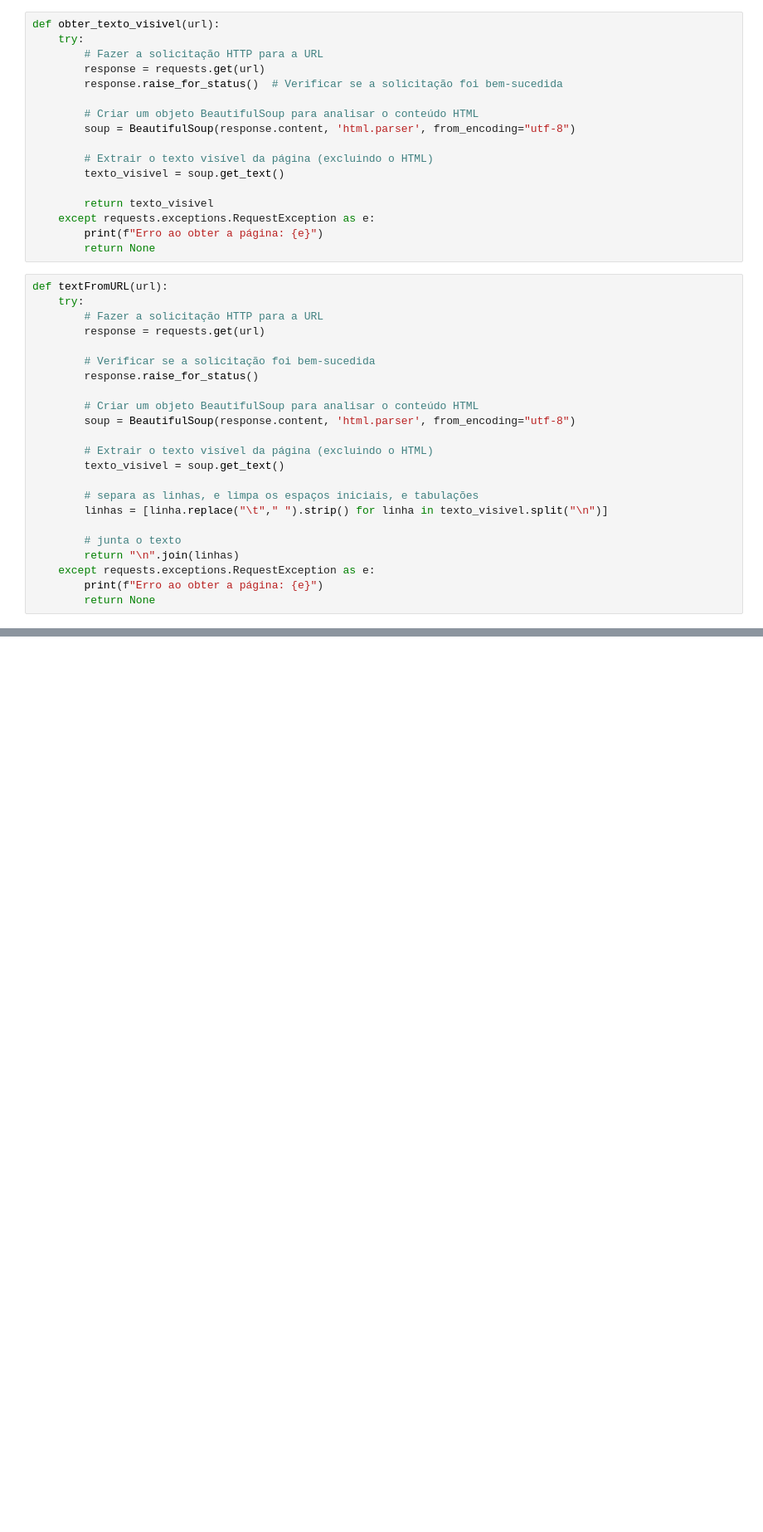
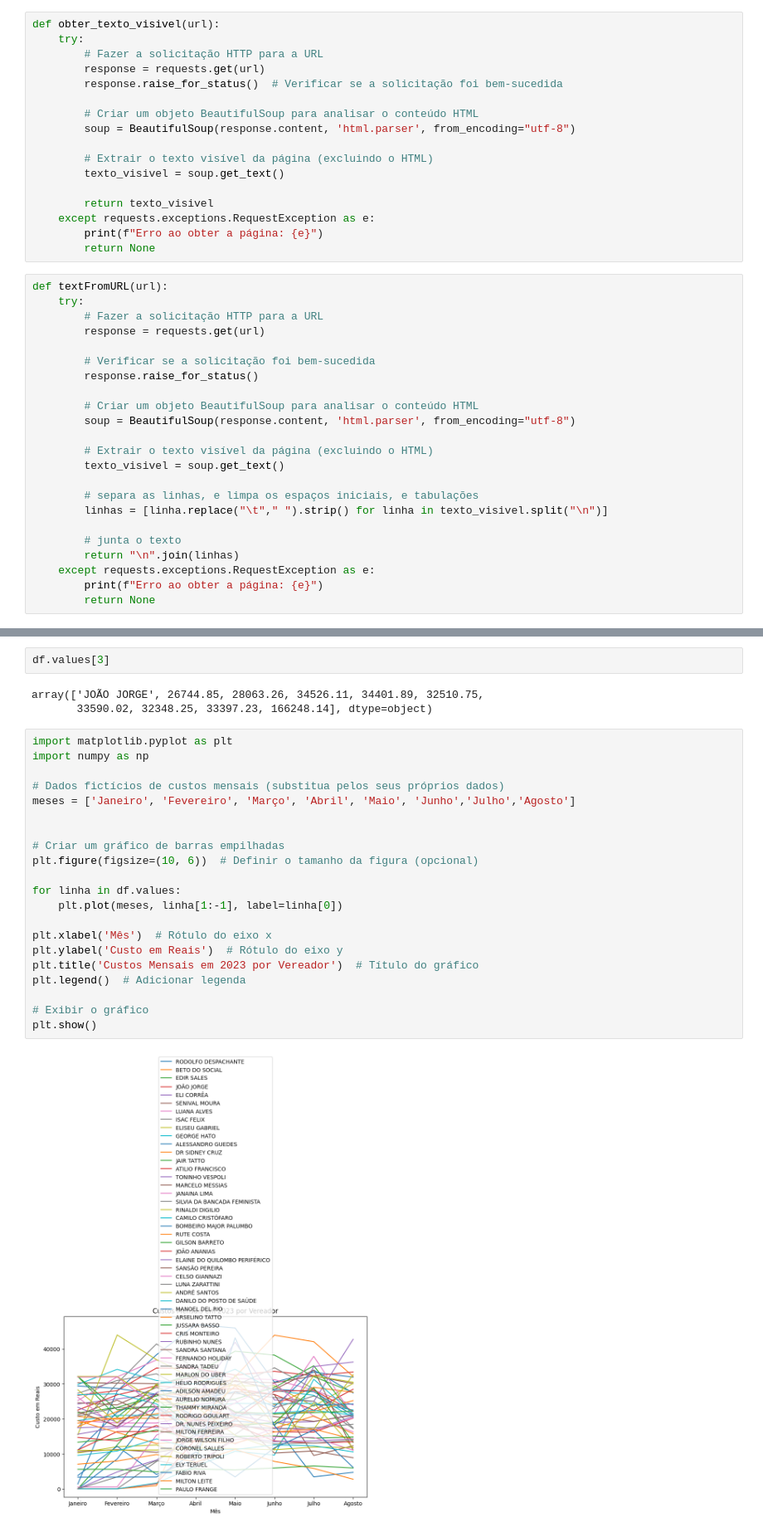
Before and after one commit to impactro/Vereadores, a Jupyter notebook: gabinete-sp.ipynb, the cells around one changed output, grey strips where cells are left out. Shown: that part at 83% size. Saved outputs shown, nothing was run; the diff lists cells and outputs as text; blank space fills up the shorter version.

```diff
--- a/gabinete-sp.ipynb
+++ b/gabinete-sp.ipynb
@@ -176,0 +212,28 @@ df
+# %%
+df.values[3]
+# %% [output]
+array(['JOÃO JORGE', 26744.85, 28063.26, 34526.11, 34401.89, 32510.75,
+       33590.02, 32348.25, 33397.23, 166248.14], dtype=object)
+# %%
+import matplotlib.pyplot as plt
+import numpy as np
+
+# Dados fictícios de custos mensais (substitua pelos seus próprios dados)
+meses = ['Janeiro', 'Fevereiro', 'Março', 'Abril', 'Maio', 'Junho','Julho','Agosto']
+
+
+# Criar um gráfico de barras empilhadas
+plt.figure(figsize=(10, 6))  # Definir o tamanho da figura (opcional)
+
+for linha in df.values:
+    plt.plot(meses, linha[1:-1], label=linha[0])
+
+plt.xlabel('Mês')  # Rótulo do eixo x
+plt.ylabel('Custo em Reais')  # Rótulo do eixo y
+plt.title('Custos Mensais em 2023 por Vereador')  # Título do gráfico
+plt.legend()  # Adicionar legenda
+
+# Exibir o gráfico
+plt.show()
+# %% [output]
+[figure, added]
```
Also changed, not shown: parts of 5 cells of this notebook, 4 other files.
